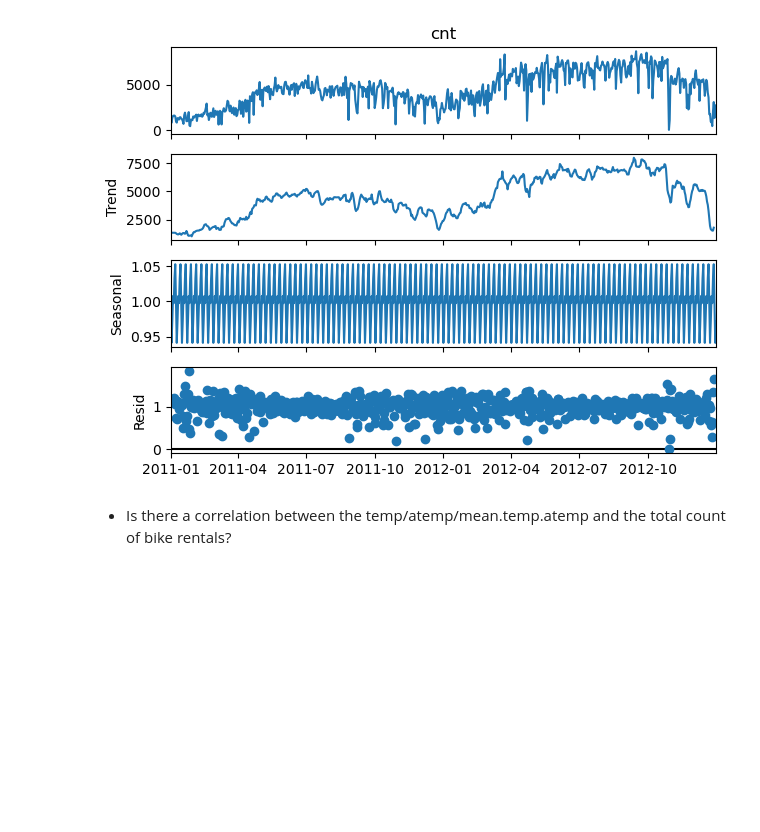
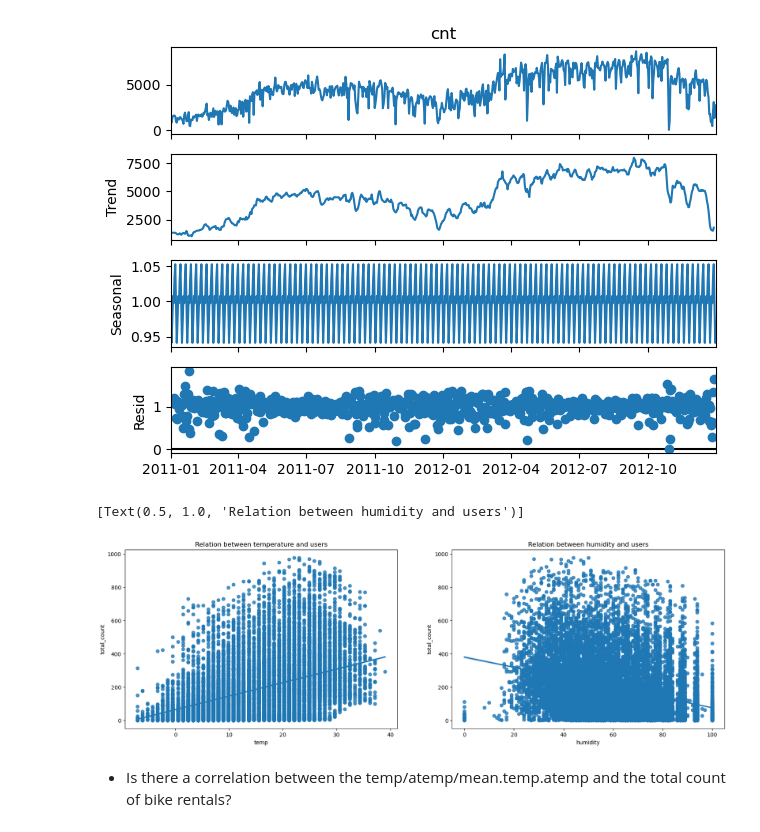
Before and after one commit to ferrorra/TimesSeries, a Jupyter notebook: 3- EDA.ipynb, the cells around one changed output. Drawn from its saved outputs; the diff is of its cells as text; code cells hidden in the pictures; blank space fills up the shorter version.

```diff
--- a/3- EDA.ipynb
+++ b/3- EDA.ipynb
@@ -163,6 +212,16 @@ decomposition.plot()
 plt.show()
 # %% [output]
 [figure]
+# %%
+# visualisation pour voir leffet de la temperature et l'humidite sur les locations
+fig, (ax1,ax2) = plt.subplots(ncols=2, figsize=(20,6))
+sns.regplot(x=data['temp'], y=data['total_count'], ax=ax1)
+ax1.set(title="Relation between temperature and users")
+sns.regplot(x=data['humidity'], y=data['total_count'], ax=ax2)
+ax2.set(title="Relation between humidity and users")
+# %% [output]
+[Text(0.5, 1.0, 'Relation between humidity and users')]
+[figure, added]
 # %% [markdown]
 - Is there a correlation between the temp/atemp/mean.temp.atemp and the total count of bike rentals?
 # %%
```
Also changed, not shown: parts of 16 cells of this notebook, 10 other files.
